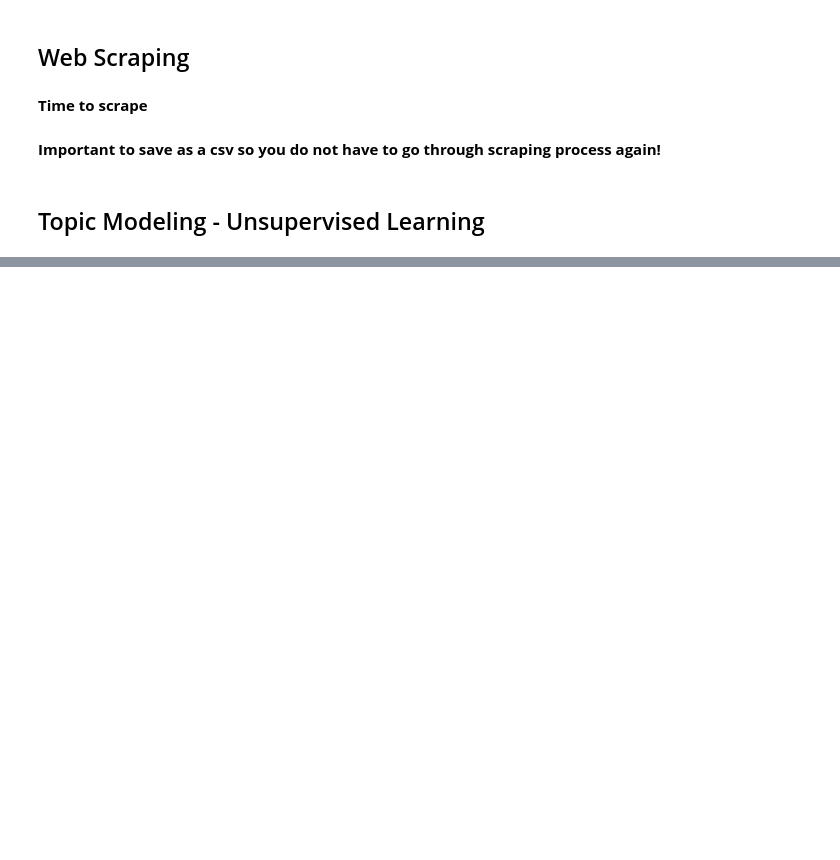
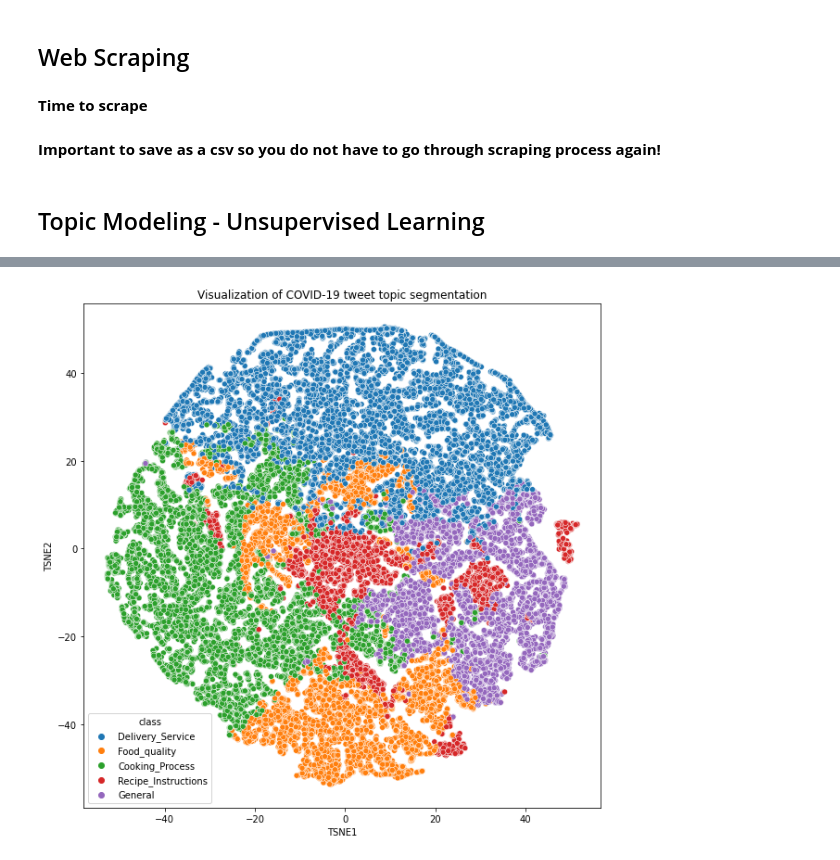
Before and after one commit to ddcots24/Hello-Fresh, a Jupyter notebook: Hello Fresh Review Analysis.ipynb, the cells around one changed output, grey strips where cells are left out. Cells and saved outputs as stored; diff of their text form; code cells hidden in the pictures; blank space fills up the shorter version.

```diff
--- a/Hello Fresh Review Analysis.ipynb
+++ b/Hello Fresh Review Analysis.ipynb
@@ -269,0 +274,15 @@ Too much $. Meals are too much UNNECCESSARY  work. Produce is sub par
+# %%
+tsne = TSNE(random_state=24, learning_rate=100)
+tsne_trans = tsne.fit_transform(H)
+tsne_trans = pd.DataFrame(tsne_trans, columns = ['TSNE1', 'TSNE2'])
+# %%
+# for each document takes the topic with highest weight and assigns document to this class -- hard clustering.
+tsne_trans['class'] = np.argmax(H, axis = 1)
+tsne_trans['class'] = tsne_trans['class'].replace(topic_name_dict)
+# %%
+plt.figure(figsize=(10,10))
+sns.scatterplot(x = 'TSNE1', y = 'TSNE2', hue = 'class', data = tsne_trans, palette = 'tab10')
+plt.title('Visualization of COVID-19 tweet topic segmentation')
+plt.show()
+# %% [output]
+[figure, added]
```
Also changed, not shown: parts of 9 cells of this notebook.
